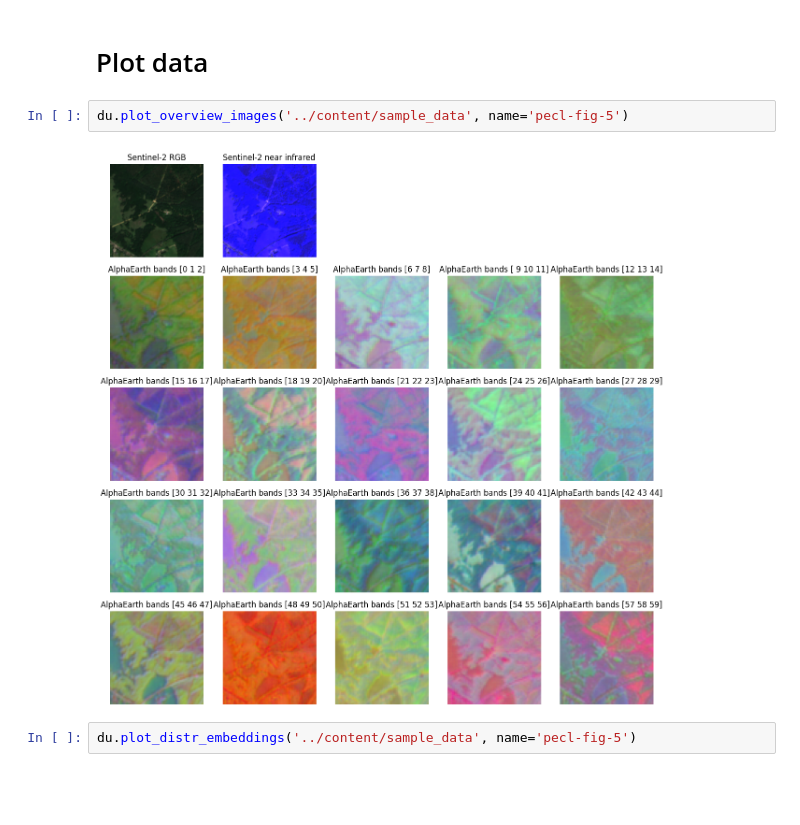
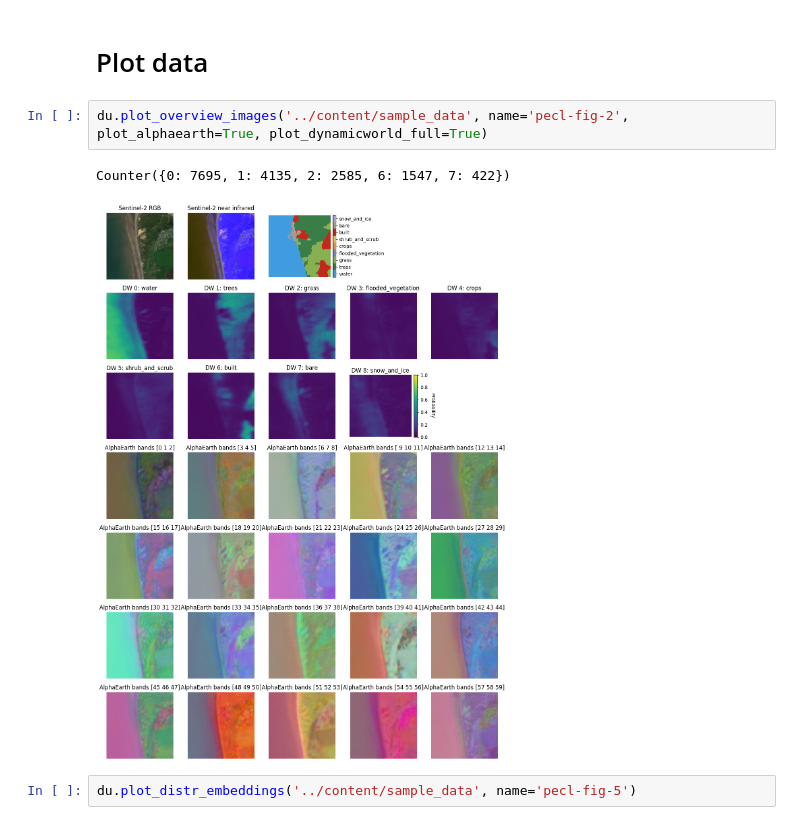
Before and after one commit to vdplasthijs/NeurEO, a Jupyter notebook: notebooks/Explore and create data set.ipynb, the cells around one changed output. Drawn from its saved outputs; the diff is of its cells as text; blank space fills up the shorter version.

Commit message:
Download corresponding DW data for sample

```diff
--- a/notebooks/Explore and create data set.ipynb
+++ b/notebooks/Explore and create data set.ipynb
@@ -77,9 +103,10 @@ Data downloaded to /Users/tplas/data/2025-10 neureo/sample/sample-0_alphaearth_y
 # %% [markdown]
 # Plot data
 # %%
-du.plot_overview_images('../content/sample_data', name='pecl-fig-5')
+du.plot_overview_images('../content/sample_data', name='pecl-fig-2', plot_alphaearth=True, plot_dynamicworld_full=True)
 # %% [output]
+Counter({0: 7695, 1: 4135, 2: 2585, 6: 1547, 7: 422})
-[figure, old version]
+[figure, new version]
 # %%
 du.plot_distr_embeddings('../content/sample_data', name='pecl-fig-5')
 # %% [output]
```
Also changed, not shown: parts of 3 cells of this notebook, 11 other files.
